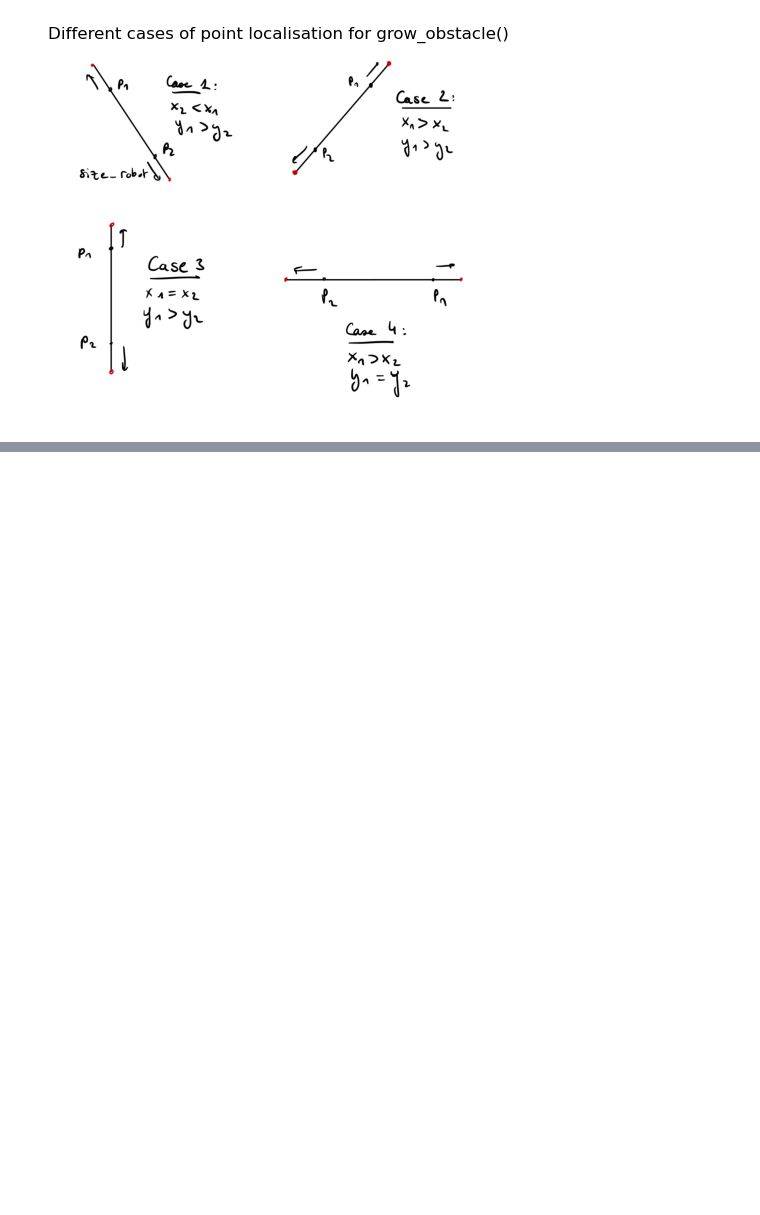
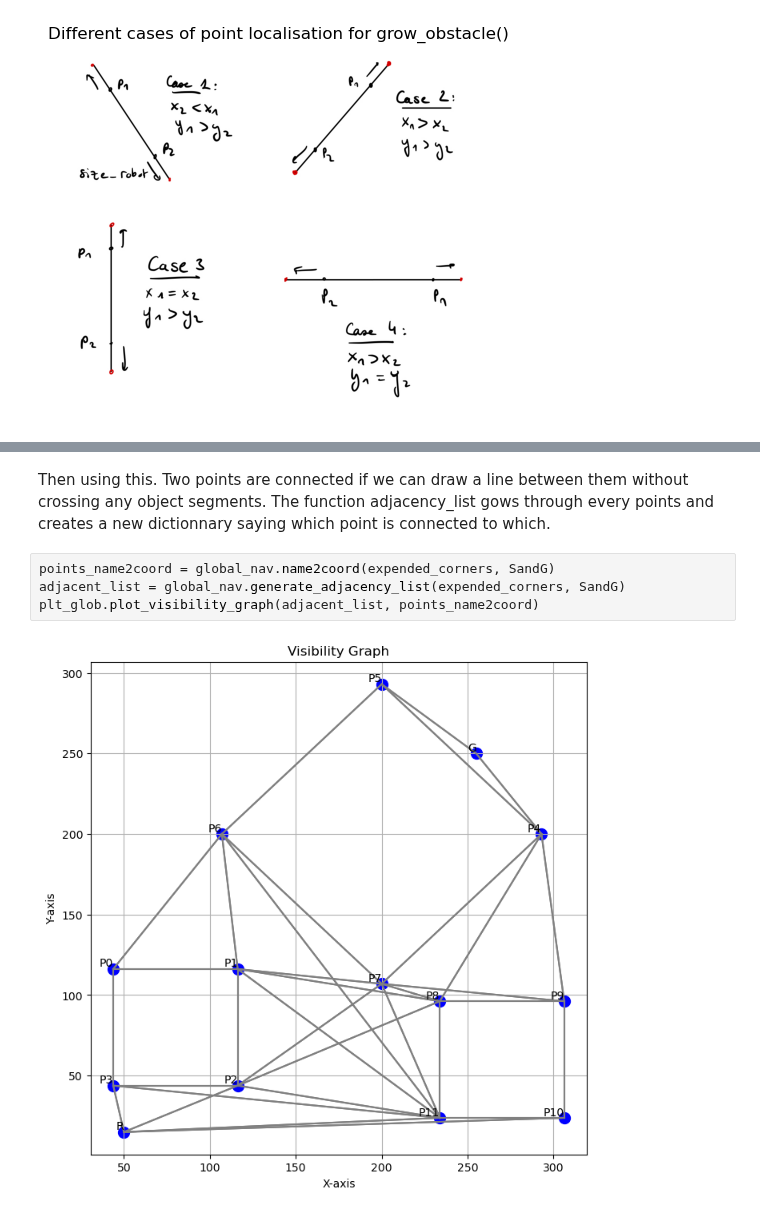
Before and after one commit to Armonis5/ThymioMob, a Jupyter notebook: Global_demo.ipynb, the cells around one changed output, grey strips where cells are left out. Saved outputs shown, nothing was run; the diff lists cells and outputs as text; blank space fills up the shorter version.

```diff
--- a/Global_demo.ipynb
+++ b/Global_demo.ipynb
@@ -40,0 +57,8 @@ plt_glob.plot_expended_obstacles(object_corners, SandG, expended_corners)
+# %% [markdown]
+Then using this. Two points are connected if we can draw a line between them without crossing any object segments. The function adjacency_list gows through every points and creates a new dictionnary saying which point is connected to which.
+# %%
+points_name2coord = global_nav.name2coord(expended_corners, SandG)
+adjacent_list = global_nav.generate_adjacency_list(expended_corners, SandG)
+plt_glob.plot_visibility_graph(adjacent_list, points_name2coord)
+# %% [output]
+[figure, added]
```
Also changed, not shown: parts of 6 cells of this notebook, 2 other files.
